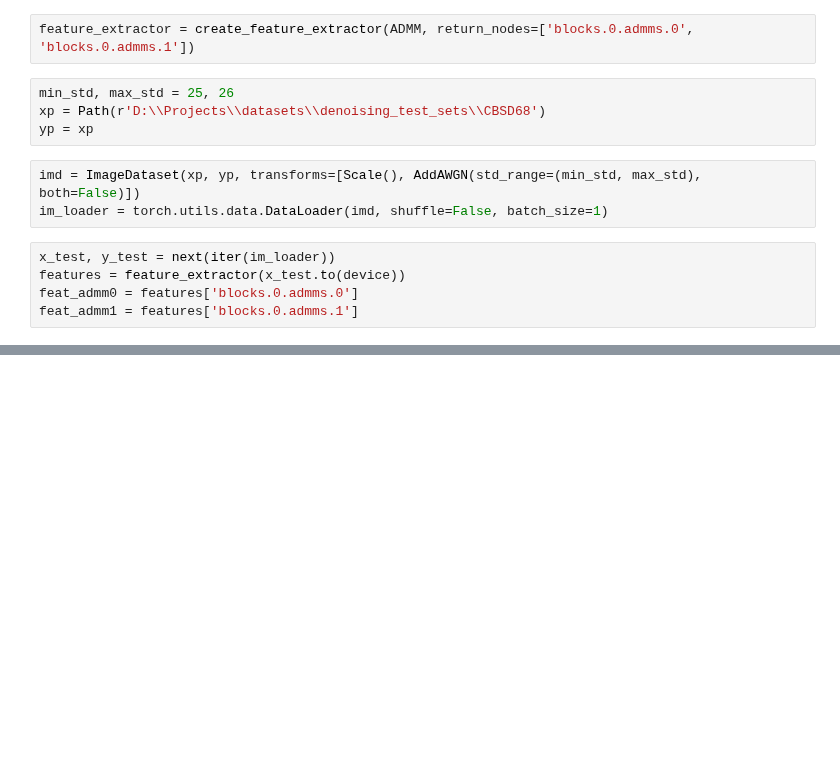
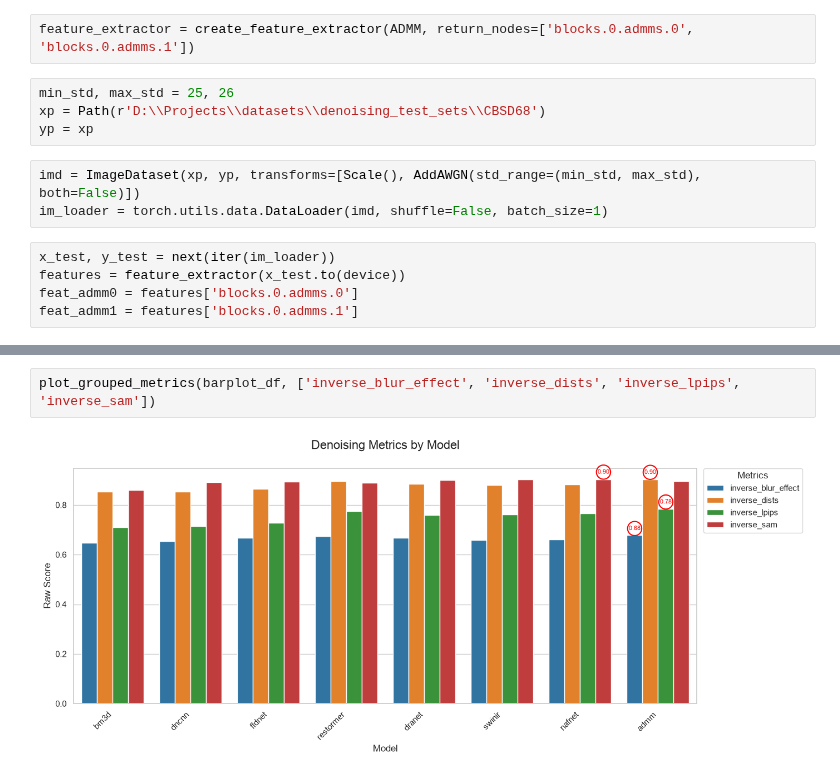
Before and after one commit to georgegrosu1/torch-admm-deconv, a Jupyter notebook: notebooks/analyze_admm_model.ipynb, the cells around one changed output, grey strips where cells are left out. Drawn from its saved outputs; the diff is of its cells as text; blank space fills up the shorter version.

```diff
--- a/notebooks/analyze_admm_model.ipynb
+++ b/notebooks/analyze_admm_model.ipynb
@@ -92,0 +232,4 @@ plt.imshow(feat_admm1.detach().cpu().numpy()[0].transpose(1, 2, 0))
+# %%
+plot_grouped_metrics(barplot_df, ['inverse_blur_effect', 'inverse_dists', 'inverse_lpips', 'inverse_sam'])
+# %% [output]
+[figure, added]
```
Also changed, not shown: parts of 31 cells of this notebook, 3 other files.
